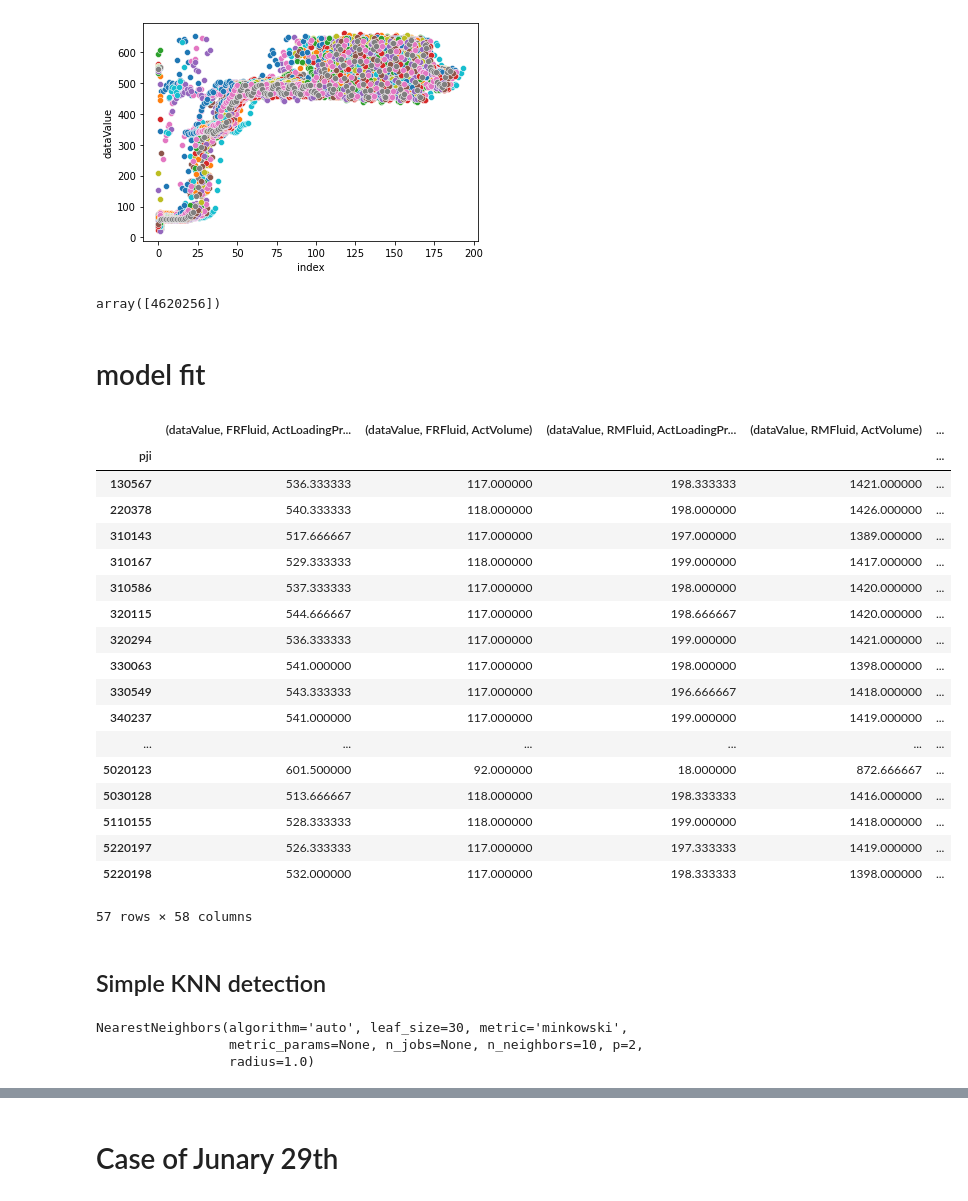
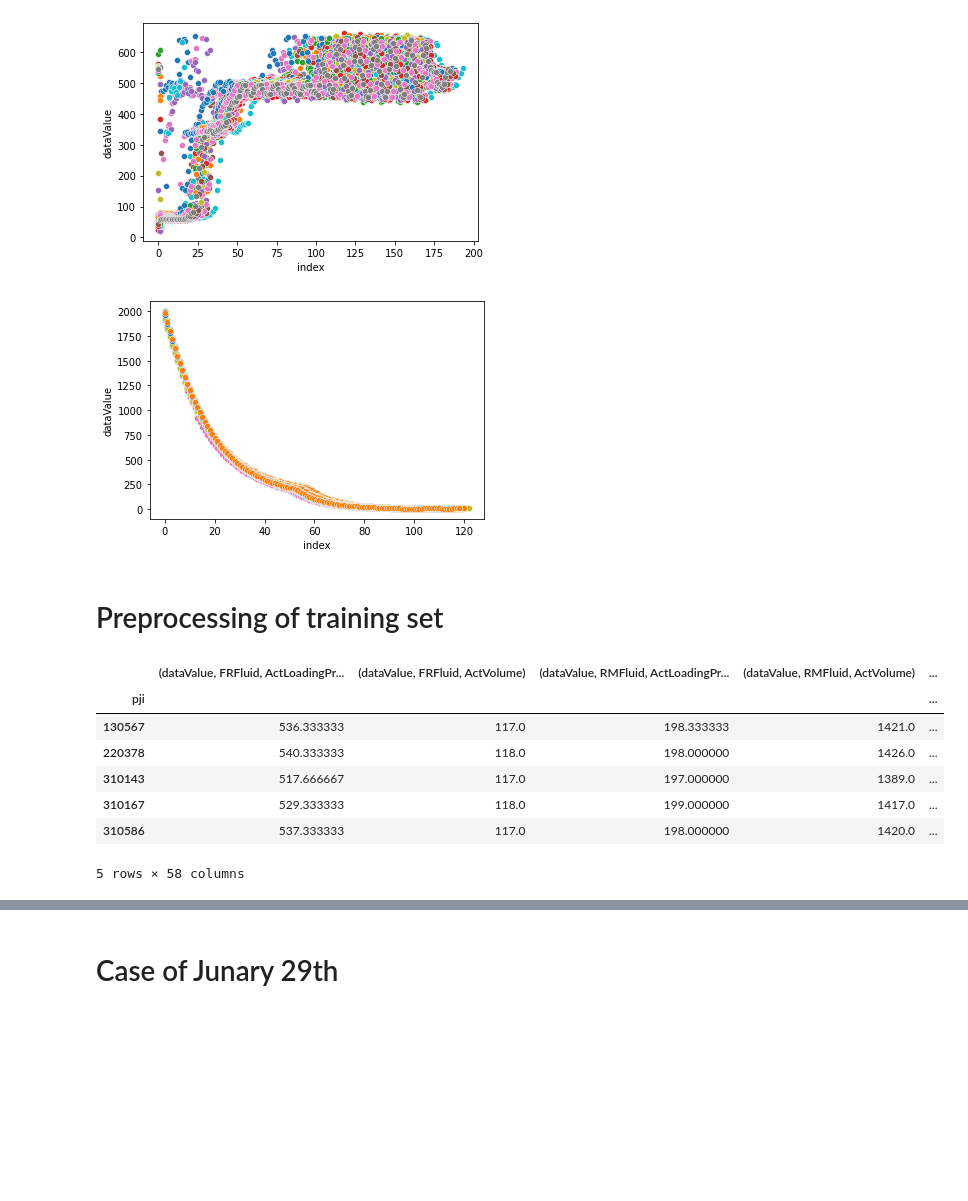
Before and after one commit to alixtc/Renault, a Jupyter notebook: notebooks/Anomaly detection.ipynb, the cells around one changed output, grey strips where cells are left out. Drawn from its saved outputs; the diff is of its cells as text; code cells hidden in the pictures; blank space fills up the shorter version.

```diff
--- a/notebooks/Anomaly detection.ipynb
+++ b/notebooks/Anomaly detection.ipynb
@@ -38,8 +35,8 @@ df = pd.read_csv('../data/train_df_LHA.csv',index_col='Unnamed: 0' )
 filling = ['ActVolume', 'ActMass']
 STEPS = ['StepLoading', 'StepEndLoading']
 # %%
-most_common_df = datetime_reshaping(df)
-most_common_df
+working_df = datetime_reshaping(df)
+working_df
 # %% [output]
 |  | siteCode | objectUAI | machine | fluid | measurement | step | sourceTimestamp | pji | dataValue | ... |
 | 310695 | FRLHA | A000003FY5 | FillingStation_1 | FRFluid | ActLoadingPressure | StepLoading | 2021-01-25 11:02:29.625000+00:00 | 810451 | 68.0 | ... |
@@ -98,9 +101,10 @@ for num in df.pji.unique():
     plot_selective_fluid(df,num, 'FRFluid', 'ActLoadingPressure')
 # %% [output]
 [figure]
-# %%
-df[(df.dataValue > 1500) & (df.measurement == 'ActVolume') ]['pji'].unique()
-# %% [output]
-array([4620256])
+# %%
+for num in df.pji.unique():
+    plot_selective_fluid(df,num, 'FRFluid', 'ActVacuum')
+# %% [output]
+[figure, added]
 # %% [markdown]
-# model fit
+# Preprocessing of training set
@@ -115,38 +111,19 @@ final_df = feature_engineering(most_common_df)
+# %%
+# Global organisation of the data
+# remove pji without 3 fluids and 3 measurements
+filtered_df = working_df[working_df['measurement'] != 'ActVacuum']
+bad_pji = get_pji_with_misssing_fluids_measure(filtered_df, 2, 2)
+filtered_df = filtered_df[~filtered_df.pji.isin(bad_pji)]
+
+final_df = feature_engineering(filtered_df)
 # %%
-final_df
+final_df.head()
 # %% [output]
 |  | (dataValue, FRFluid, ActLoadingPr... | (dataValue, FRFluid, ActVolume) | (dataValue, RMFluid, ActLoadingPr... | (dataValue, RMFluid, ActVolume) | ... |
 | pji |  |  |  |  | ... |
-| 130567 | 536.333333 | 117.000000 | 198.333333 | 1421.000000 | ... |
-| 220378 | 540.333333 | 118.000000 | 198.000000 | 1426.000000 | ... |
-| 310143 | 517.666667 | 117.000000 | 197.000000 | 1389.000000 | ... |
-| 310167 | 529.333333 | 118.000000 | 199.000000 | 1417.000000 | ... |
-| 310586 | 537.333333 | 117.000000 | 198.000000 | 1420.000000 | ... |
-| 320115 | 544.666667 | 117.000000 | 198.666667 | 1420.000000 | ... |
-| 320294 | 536.333333 | 117.000000 | 199.000000 | 1421.000000 | ... |
-| 330063 | 541.000000 | 117.000000 | 198.000000 | 1398.000000 | ... |
-| 330549 | 543.333333 | 117.000000 | 196.666667 | 1418.000000 | ... |
-| 340237 | 541.000000 | 117.000000 | 199.000000 | 1419.000000 | ... |
-| ... | ... | ... | ... | ... | ... |
-| 5020123 | 601.500000 | 92.000000 | 18.000000 | 872.666667 | ... |
-| 5030128 | 513.666667 | 118.000000 | 198.333333 | 1416.000000 | ... |
-| 5110155 | 528.333333 | 118.000000 | 199.000000 | 1418.000000 | ... |
-| 5220197 | 526.333333 | 117.000000 | 197.333333 | 1419.000000 | ... |
-| 5220198 | 532.000000 | 117.000000 | 198.333333 | 1398.000000 | ... |
+| 130567 | 536.333333 | 117.0 | 198.333333 | 1421.0 | ... |
+| 220378 | 540.333333 | 118.0 | 198.000000 | 1426.0 | ... |
+| 310143 | 517.666667 | 117.0 | 197.000000 | 1389.0 | ... |
+| 310167 | 529.333333 | 118.0 | 199.000000 | 1417.0 | ... |
+| 310586 | 537.333333 | 117.0 | 198.000000 | 1420.0 | ... |
-57 rows × 58 columns
+5 rows × 58 columns
-# %% [markdown]
-## Simple KNN detection
-# %%
-pipe = make_pipeline(
-    StandardScaler(),
-    SimpleImputer(strategy='constant', fill_value=-5)
-)
-pipe.fit(final_df)
-X = pipe.transform(final_df)
-
-near = NearestNeighbors(n_neighbors=10)
-near.fit(X)
-# %% [output]
-NearestNeighbors(algorithm='auto', leaf_size=30, metric='minkowski',
-                 metric_params=None, n_jobs=None, n_neighbors=10, p=2,
-                 radius=1.0)
```
Also changed, not shown: parts of 40 cells of this notebook.
